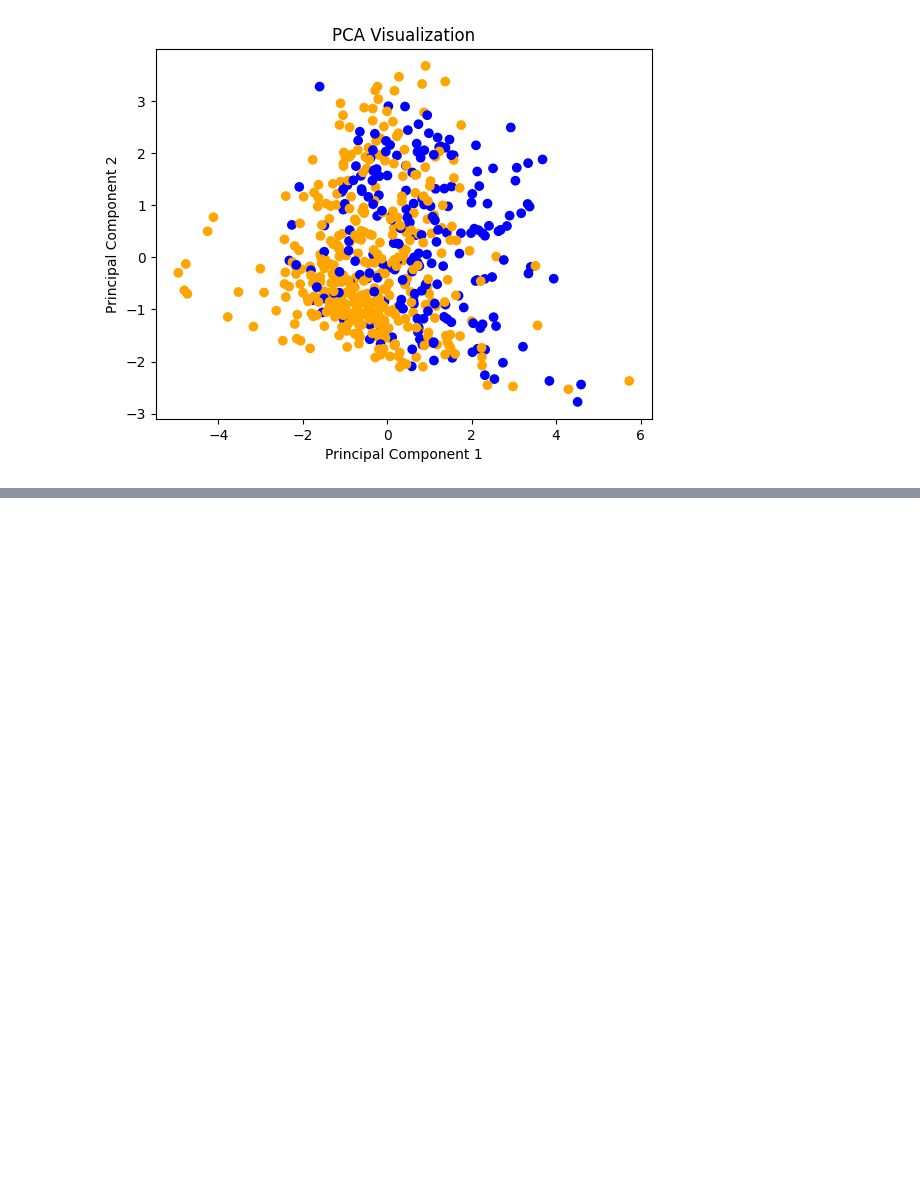
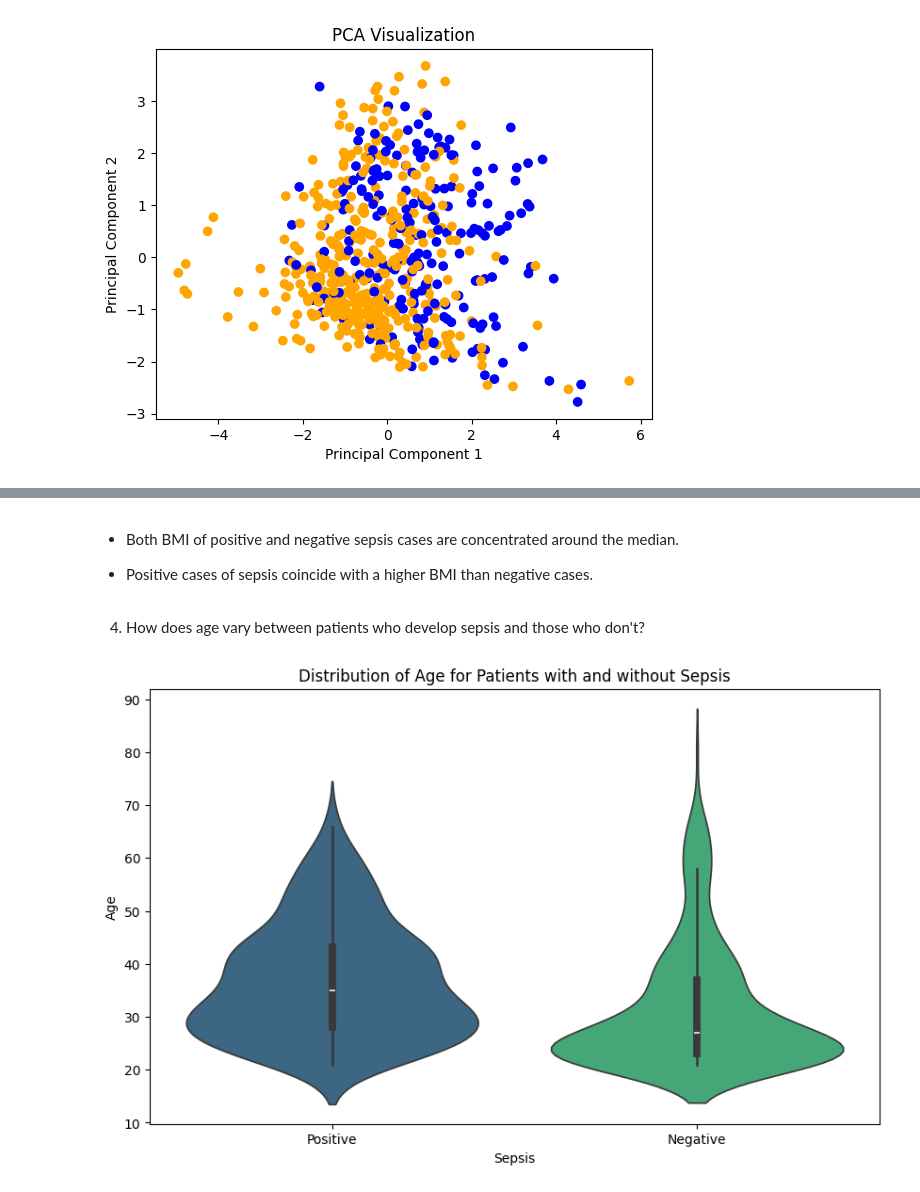
Before and after one commit to AndyMortey/Machine-Learning-API-Using-FastAPI-The-Sepsis-Case-Study, a Jupyter notebook: notebook.ipynb, the cells around one changed output, grey strips where cells are left out. Cells and saved outputs as stored; diff of their text form; code cells hidden in the pictures; blank space fills up the shorter version.

```diff
--- a/notebook.ipynb
+++ b/notebook.ipynb
@@ -436,0 +485,17 @@ plt.show()
+# %% [markdown]
+* Both BMI of positive and negative sepsis cases are concentrated around the median.
+
+* Positive cases of sepsis coincide with a higher BMI than negative cases.
+# %% [markdown]
+4. How does age vary between patients who develop sepsis and those who don't?
+# %%
+plt.figure(figsize=(10, 6))
+sns.violinplot(x='Sepsis', y='Age', hue='Sepsis', data=df, palette='viridis', legend=False)
+
+# Set labels and title
+plt.xlabel('Sepsis')
+plt.ylabel('Age')
+plt.title('Distribution of Age for Patients with and without Sepsis')
+plt.show()
+# %% [output]
+[figure, added]
```
Also changed, not shown: parts of 19 cells of this notebook.
